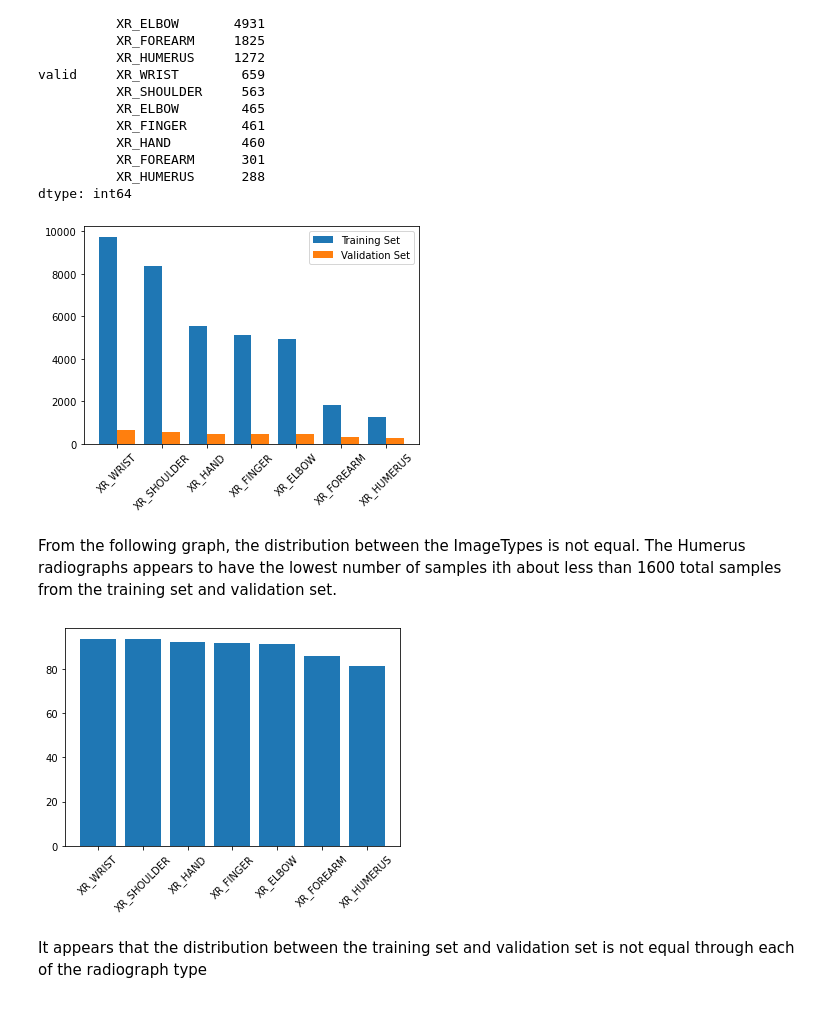
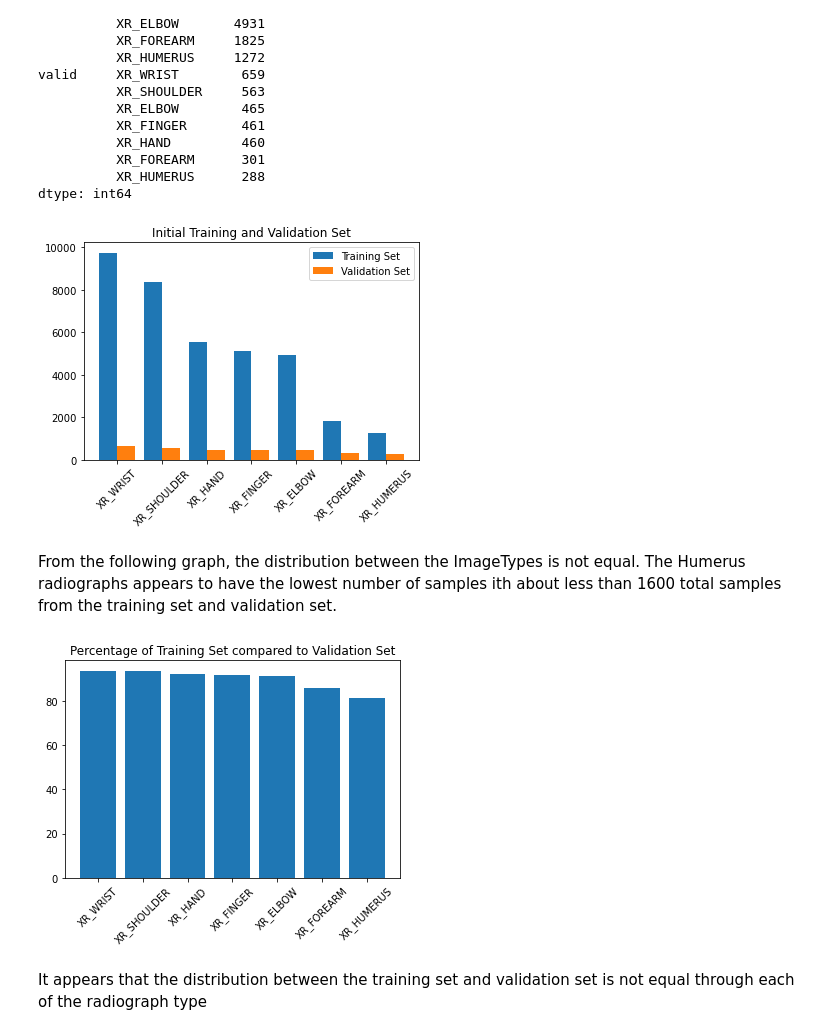
Before and after one commit to aronnicksnts/MURA-Classification, a Jupyter notebook: data_analysis.ipynb, the cells around one changed output. Cells and saved outputs as stored; diff of their text form; code cells hidden in the pictures.

Commit message:
Saved Figures

```diff
--- a/data_analysis.ipynb
+++ b/data_analysis.ipynb
@@ -68,19 +68,21 @@ dtype: int64
 # %%
 #Visualize Distribution
 n = len(imageDist)//2
 imageTypes = []
 for imageType in imageDist.keys()[:n]:
     imageTypes.append(imageType[1])
 
 x_axis = np.arange(n)
 
 plt.bar(x_axis-0.2, imageDist[:n], width=0.4, label='Training Set')
 plt.bar(x_axis+0.2, imageDist[n:], width=0.4, label="Validation Set")
 plt.xticks(x_axis, imageTypes, rotation=45)
 plt.legend()
+plt.title('Initial Training and Validation Set')
+plt.savefig('Images/Initial Training and Validation Set.jpg', dpi = 500, bbox_inches='tight')
 plt.show()
 # %% [output]
-[figure, old version]
+[figure, new version]
 # %% [markdown]
 From the following graph, the distribution between the ImageTypes is not equal. The Humerus radiographs appears to have the lowest number of samples ith about less than 1600 total samples from the training set and validation set.
 # %%
@@ -90,9 +92,11 @@ imageTrainPercentage = imageDistTrain/(imageDistTrain+imageDistVal)*100
 # %%
 plt.bar(x_axis, imageTrainPercentage)
 plt.xticks(x_axis, imageTypes, rotation=45)
+plt.title('Percentage of Training Set compared to Validation Set')
+plt.savefig('Images/Percentage of Training Set compared to Validation Set.jpg', dpi = 500, bbox_inches='tight')
 plt.show()
 # %% [output]
-[figure, old version]
+[figure, new version]
 # %% [markdown]
 It appears that the distribution between the training set and validation set is not equal through each of the radiograph type
 # %% [markdown]
```
Also changed, not shown: parts of 2 cells of this notebook, 3 other files.
